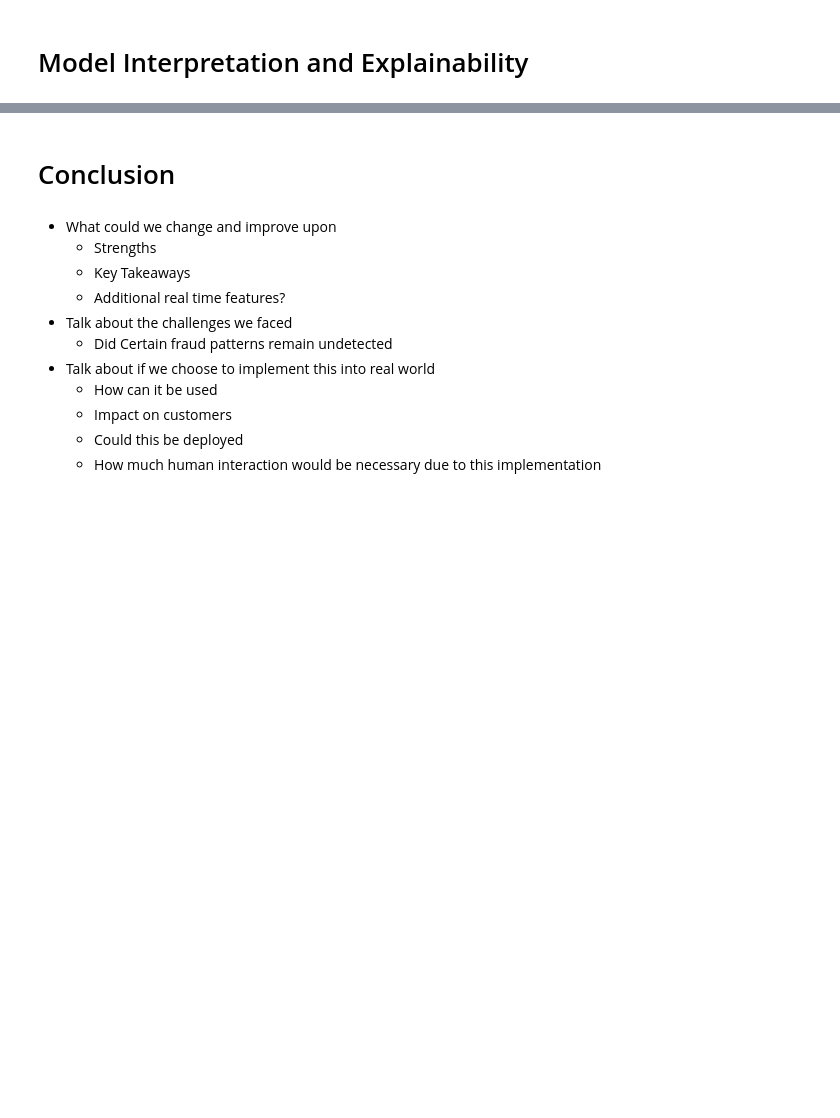
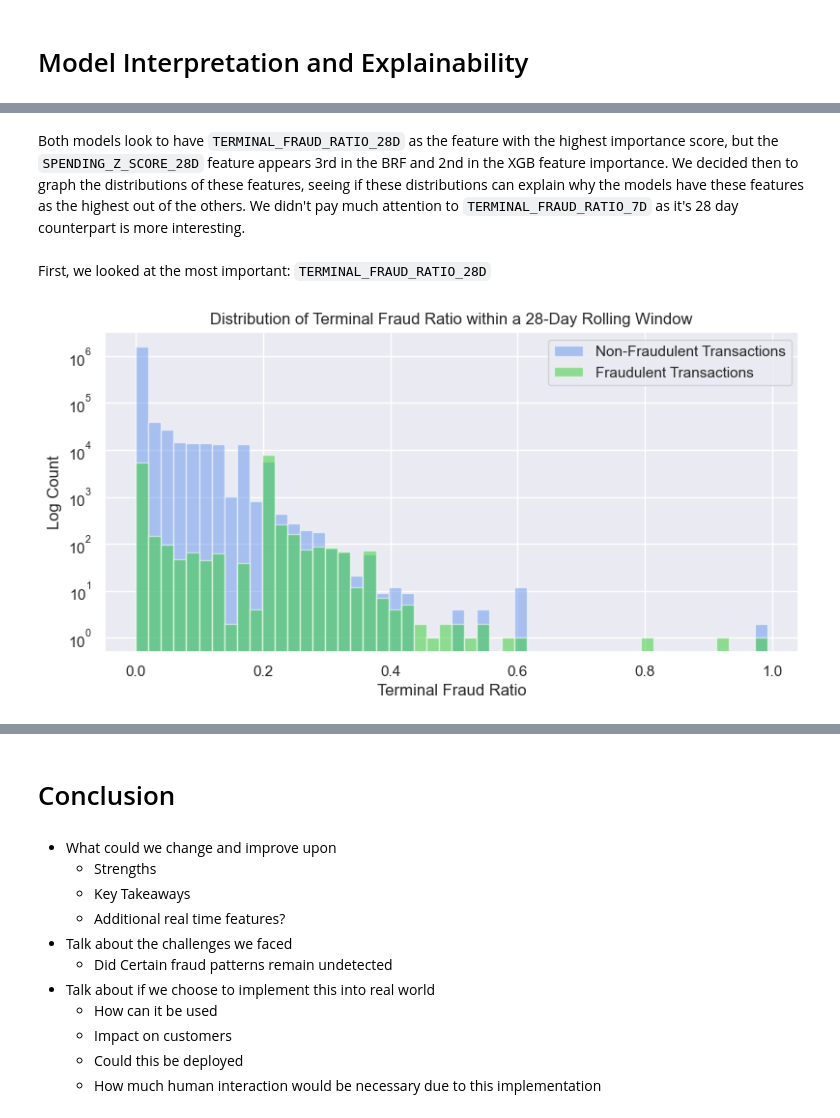
Before and after one commit to jwickham1023/DSCI478-Kaggle-Project, a Jupyter notebook: writeup.ipynb, the cells around one changed output, grey strips where cells are left out. Drawn from its saved outputs; the diff is of its cells as text; code cells hidden in the pictures; blank space fills up the shorter version.

```diff
--- a/writeup.ipynb
+++ b/writeup.ipynb
@@ -550,0 +526,19 @@ df2 = pd.concat([train_df, test_df], axis=0)
+# %% [markdown]
+Both models look to have `TERMINAL_FRAUD_RATIO_28D` as the feature with the highest importance score, but the `SPENDING_Z_SCORE_28D` feature appears 3rd in the BRF and 2nd in the XGB feature importance. We decided then to graph the distributions of these features, seeing if these distributions can explain why the models have these features as the highest out of the others. We didn't pay much attention to `TERMINAL_FRAUD_RATIO_7D` as it's 28 day counterpart is more interesting.
+# %% [markdown]
+First, we looked at the most important: `TERMINAL_FRAUD_RATIO_28D`
+# %%
+terminal_fraud_ratio_28d_nonfraud = pd.DataFrame(df2[df2['TX_FRAUD'] == 0]["TERMINAL_FRAUD_RATIO_28D"])
+terminal_fraud_ratio_28d_fraud = pd.DataFrame(df2[df2['TX_FRAUD'] == 1]["TERMINAL_FRAUD_RATIO_28D"])
+
+_, ax = plt.subplots(1, 1, figsize=(8, 4))
+_.tight_layout(h_pad=4)
+
+terminal_fraud_ratio_28d_nonfraud.plot(kind='hist', ax=ax, bins=50, logy=True, color='cornflowerblue', alpha=0.5)
+terminal_fraud_ratio_28d_fraud.plot(kind='hist', ax=ax, bins=50, logy=True, color='limegreen', alpha=0.5)
+
+ax.set(xlabel = "Terminal Fraud Ratio", ylabel="Log Count",
+          title="Distribution of Terminal Fraud Ratio within a 28-Day Rolling Window");
+ax.legend(["Non-Fraudulent Transactions", "Fraudulent Transactions"]);
+# %% [output]
+[figure, added]
```
Also changed, not shown: parts of 33 cells of this notebook, 2 other files.
